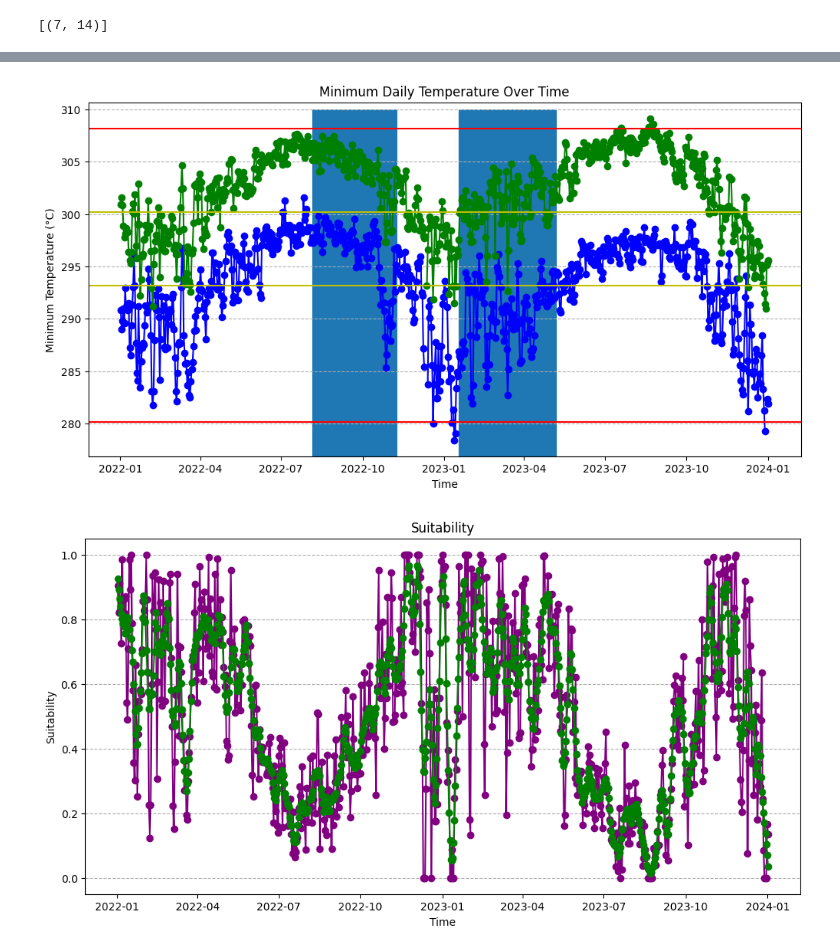
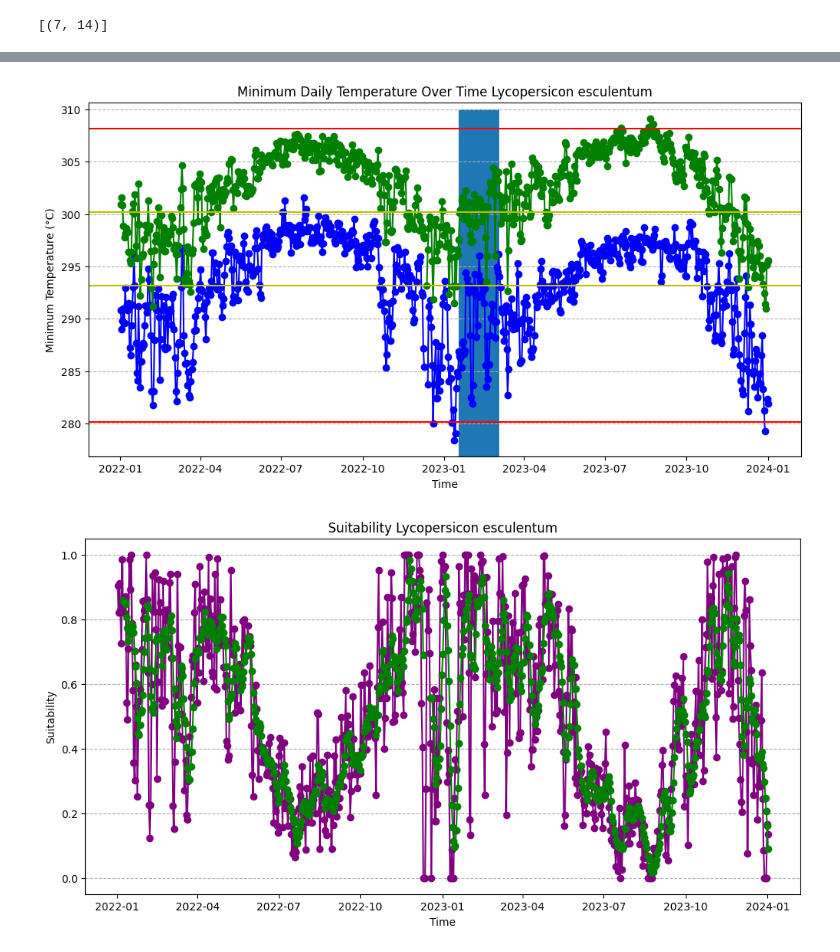
Before and after one commit to stereowrench/crop-models, a Jupyter notebook: Crop Simulations.ipynb, the cells around one changed output, grey strips where cells are left out. Drawn from its saved outputs; the diff is of its cells as text; code cells hidden in the pictures.

```diff
--- a/Crop Simulations.ipynb
+++ b/Crop Simulations.ipynb
@@ -168,9 +169,14 @@ def calculate_suitability(tasmin, tasmax, tmin, tmax, topt_min, topt_max, frost_
     topt_min = topt_min + 273.15
     topt_max = topt_max + 273.15
     # Basic suitability based on absolute thresholds
+
     suitability = ((tasmin > (tmin - frost_tolerance)) & (tasmax < tmax)).astype(float)
 
     # Further refinement based on optimal temperature range
+    heat_stress_factor = np.exp(-((tasmax - topt_max) / (tmax - topt_max))**2)
+
+    suitability *= heat_stress_factor  # Reduce suitability based on heat stress
+
     optimal_range = ((topt_min < tasmin) & (tasmin < topt_max) & (topt_min < tasmax) & (tasmax < topt_max))
 
     # Linear interpolation between thresholds
@@ -205,7 +211,7 @@ loca_tasmin_smoothed = loca_tasmin.where(np.abs(tasmin_zscores) < z_threshold)
 loca_tasmax_smoothed = loca_tasmax.where(np.abs(tasmax_zscores) < z_threshold)
 # %%
 # Calculate daily suitability for the entire LOCA dataset using apply_ufunc
-frost_tolerance = 0
+frost_tolerance = 10
 daily_suitability = xr.apply_ufunc(
     calculate_suitability,
     loca_tasmin_smoothed, loca_tasmax_smoothed, tmin, tmax, topt_min, topt_max, frost_tolerance,
@@ -304,12 +292,17 @@ for window_size, suitability in growing_season_suitability.items():
         # de = dates[-1] + pd.Timedelta(-window_size/2, "d")
         # # ds = dates[0]
         # # de = dates[-1]
-        if (de + pd.Timedelta(window_size, "d")).date() > datetime.date(2024,1,1):
+        if days >= 360:
+            ranges.append([pd.Timestamp("20230101"), pd.Timestamp("20231231")])
+        elif (de + pd.Timedelta(window_size, "d")).date() > datetime.date(2024,1,1):
             pass
         elif (ds - pd.Timedelta(window_size, "d")).date() < datetime.date(2022,1,1):
             pass
         else:
             if days >= window_size:
-                ranges.append([ds, de - pd.Timedelta(window_size - 7, "d")])
+                if days - window_size < 7:
+                    pass
+                else:
+                    ranges.append([ds, de - pd.Timedelta(window_size + 7, "d")])
 
     optimal_planting_ranges[window_size] = ranges
@@ -319,3 +309,4 @@ for window_size, suitability in growing_season_suitability.items():
 # %%
-print(optimal_planting_ranges[70])
+view_window = 120
+print(optimal_planting_ranges[view_window])
 # %% [output]
@@ -332,36 +323,36 @@ ltime_values = loca_tasmin_smoothed.isel(lat=lat,lon=lon).time.values
 ltemp_values = loca_tasmin_smoothed.isel(lat=lat,lon=lon).values
 
 utime_values = loca_tasmax_smoothed.isel(lat=lat,lon=lon).time.values
 utemp_values = loca_tasmax_smoothed.isel(lat=lat,lon=lon).values
 
 # print(temp_values)
 
 # Create the plot
 plt.figure(figsize=(12, 6))
 plt.plot(ltime_values, ltemp_values, marker='o', linestyle='-', color='blue')
 plt.plot(utime_values, utemp_values, marker='o', linestyle='-', color='green')
 plt.axhline(y = tmin + 273.15, color = 'r', linestyle = '-')
 plt.axhline(y = tmax + 273.15, color = 'r', linestyle = '-')
 plt.axhline(y = topt_min + 273.15, color = 'y', linestyle = '-')
 plt.axhline(y = topt_max + 273.15, color = 'y', linestyle = '-')
 
 ax = plt.gca()
 
-for dates in optimal_planting_ranges[70]:
+for dates in optimal_planting_ranges[view_window]:
     [d1,d2] = dates
     ax.add_patch(Rectangle((d1, 270), d2-d1, 310-270))
 
 
 # Add labels and title
-plt.title('Minimum Daily Temperature Over Time')
+plt.title('Minimum Daily Temperature Over Time ' + crop_name)
 plt.xlabel('Time')
 plt.ylabel('Minimum Temperature (°C)')  # Assuming tasmin is in Celsius; change if necessary
 plt.grid(axis='y', linestyle='--')
 
 # Show the plot
 plt.show()
 # %% [output]
-[figure, old version]
+[figure, new version]
 # %%
 n_repeats = 2
 
@@ -380,14 +371,14 @@ n_repeats = 2
 #     coords={"time": new_times, "lat": daily_suitability.lat, "lon": daily_suitability.lon},  # Use new time coordinates
 #     dims=["time", "lat", "lon"],
 # )
-window_size = 70
+window_size = view_window
 plt.figure(figsize=(12, 6))
 plt.plot(daily_suitability.isel(lat=lat,lon=lon).time.values, daily_suitability.isel(lat=lat,lon=lon), marker='o', linestyle='-', color='purple')
 # plt.plot(daily_suitability.isel(lat=lat,lon=lon).time.values, daily_suitability.isel(lat=lat,lon=lon), marker='o', linestyle='-', color='purple')
 # plt.plot(growing_season_suitability[105].isel(lat=lat,lon=lon).time.values, growing_season_suitability[105].isel(lat=lat,lon=lon), marker='o', linestyle='-', color='purple')
 plt.plot(growing_season_suitability[window_size].isel(lat=lat,lon=lon).time.values, growing_season_suitability[window_size].isel(lat=lat,lon=lon), marker='o', linestyle='-', color='green')
 # Add labels and title
-plt.title('Suitability')
+plt.title('Suitability ' + crop_name)
 plt.xlabel('Time')
 plt.ylabel('Suitability')  # Assuming tasmin is in Celsius; change if necessary
 plt.grid(axis='y', linestyle='--')
@@ -395,4 +386,4 @@ plt.grid(axis='y', linestyle='--')
 # Show the plot
 plt.show()
 # %% [output]
-[figure, old version]
+[figure, new version]
```
Also changed, not shown: parts of 4 cells of this notebook.
